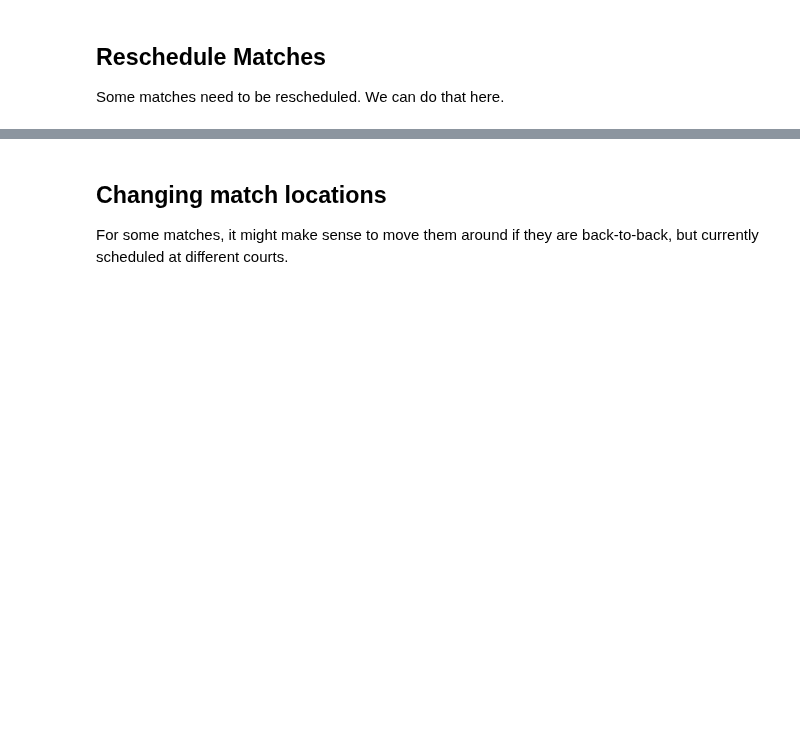
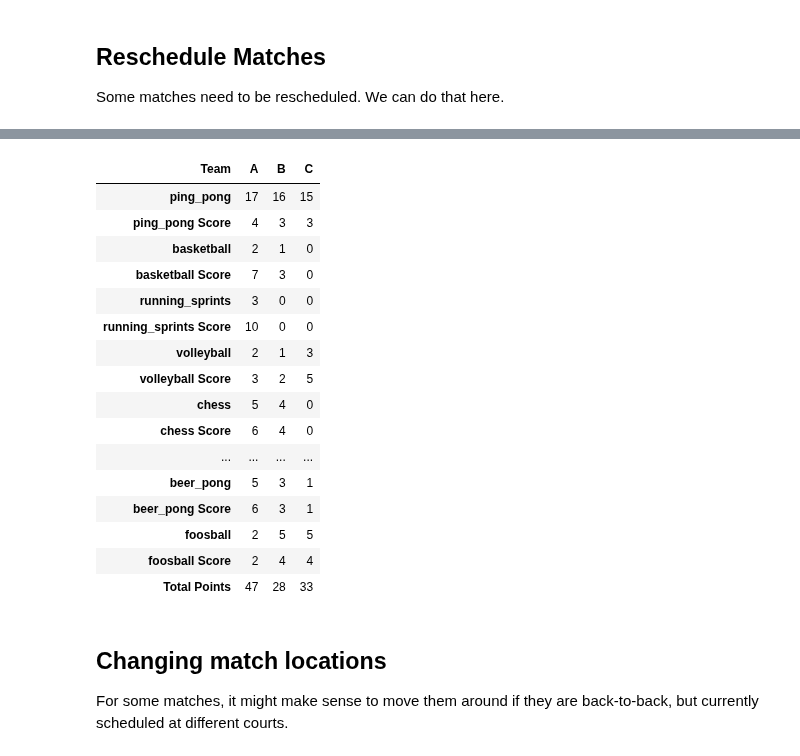
Before and after one commit to FBalzerMPE/imprs_sports_week, a Jupyter notebook: adjust_info.ipynb.ipynb, the cells around one changed output, grey strips where cells are left out. Saved outputs shown, nothing was run; the diff lists cells and outputs as text; code cells hidden in the pictures; blank space fills up the shorter version.

```diff
--- a/adjust_info.ipynb.ipynb
+++ b/adjust_info.ipynb.ipynb
@@ -179,3 +181,39 @@ No conflicts found.
+# %%
+df = hf.turn_series_list_to_dataframe([m.as_series for m in hf.ALL_MATCHES])
+from random import choices, seed
+seed(42)
+df["winner"] = choices("ABC", k=len(df))
+df.head()
+
+sport_nums = {sport: [np.sum((df["winner"] == team) & (df["sport"] == sport)) for team in "ABC"] for sport in hf.SPORTS_LIST}
+sport_nums["Team"] = ["A", "B", "C"]
+df = pd.DataFrame(sport_nums).set_index("Team")
+for i, sport in enumerate(hf.SPORTS_LIST):
+    result_perc = np.round(df[sport]/df[sport].sum() * 10, 0)
+    df.insert(i*2+1, f"{sport} Score", result_perc)
+    # df[f"{sport}_perc"] = result_perc
+    # df = df.drop(sport, axis=1)
+df["Total Points"] = df[[col for col in df.columns if "Score" in col]].sum(axis=1)
+df = df.T
+df.apply(np.int64)
+# %% [output]
+| Team | A | B | C |
+| ping_pong | 17 | 16 | 15 |
+| ping_pong Score | 4 | 3 | 3 |
+| basketball | 2 | 1 | 0 |
+| basketball Score | 7 | 3 | 0 |
+| running_sprints | 3 | 0 | 0 |
+| running_sprints Score | 10 | 0 | 0 |
+| volleyball | 2 | 1 | 3 |
+| volleyball Score | 3 | 2 | 5 |
+| chess | 5 | 4 | 0 |
+| chess Score | 6 | 4 | 0 |
+| ... | ... | ... | ... |
+| beer_pong | 5 | 3 | 1 |
+| beer_pong Score | 6 | 3 | 1 |
+| foosball | 2 | 5 | 5 |
+| foosball Score | 2 | 4 | 4 |
+| Total Points | 47 | 28 | 33 |
 # %% [markdown]
 ## Changing match locations
 
```
Also changed, not shown: parts of 4 cells of this notebook, 8 other files.
